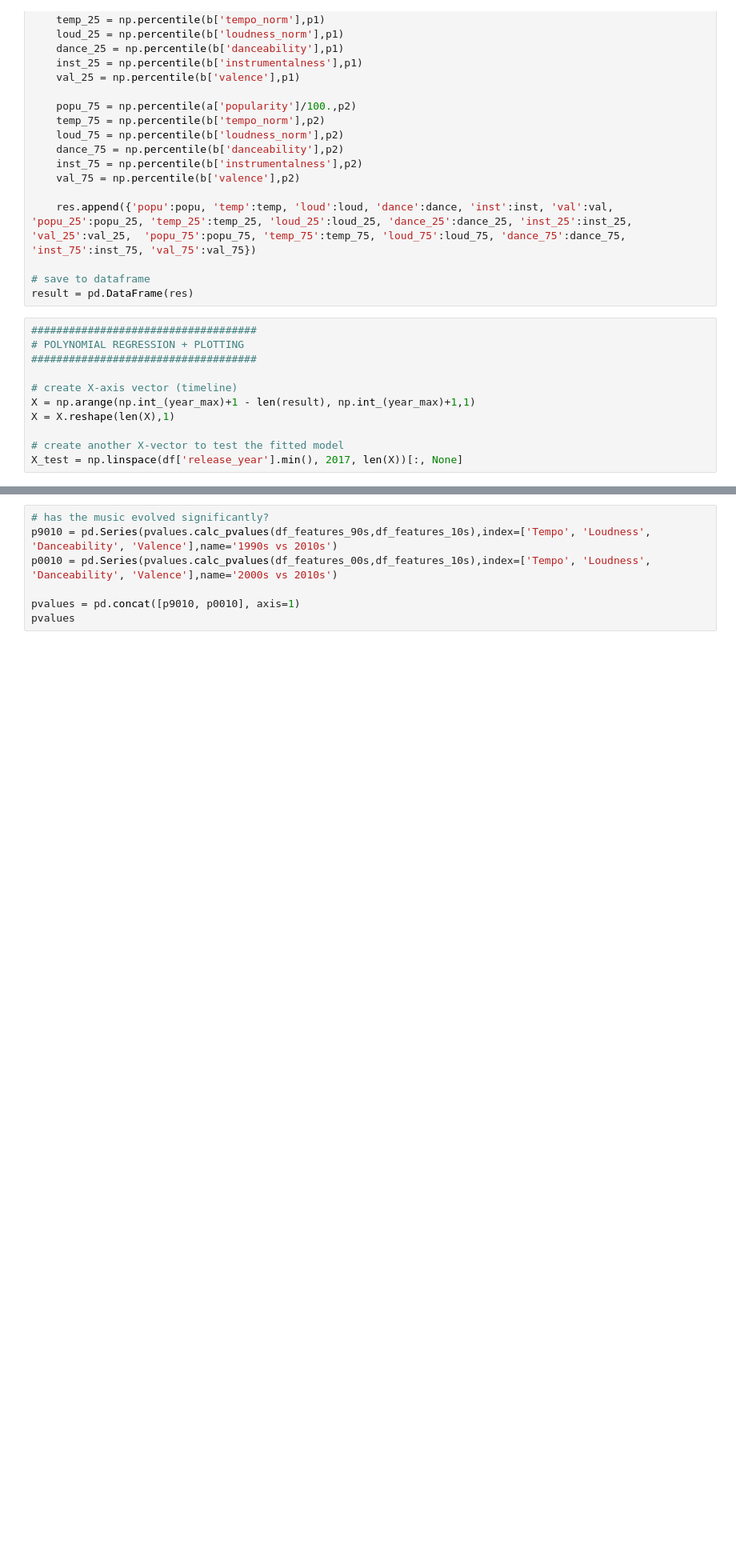
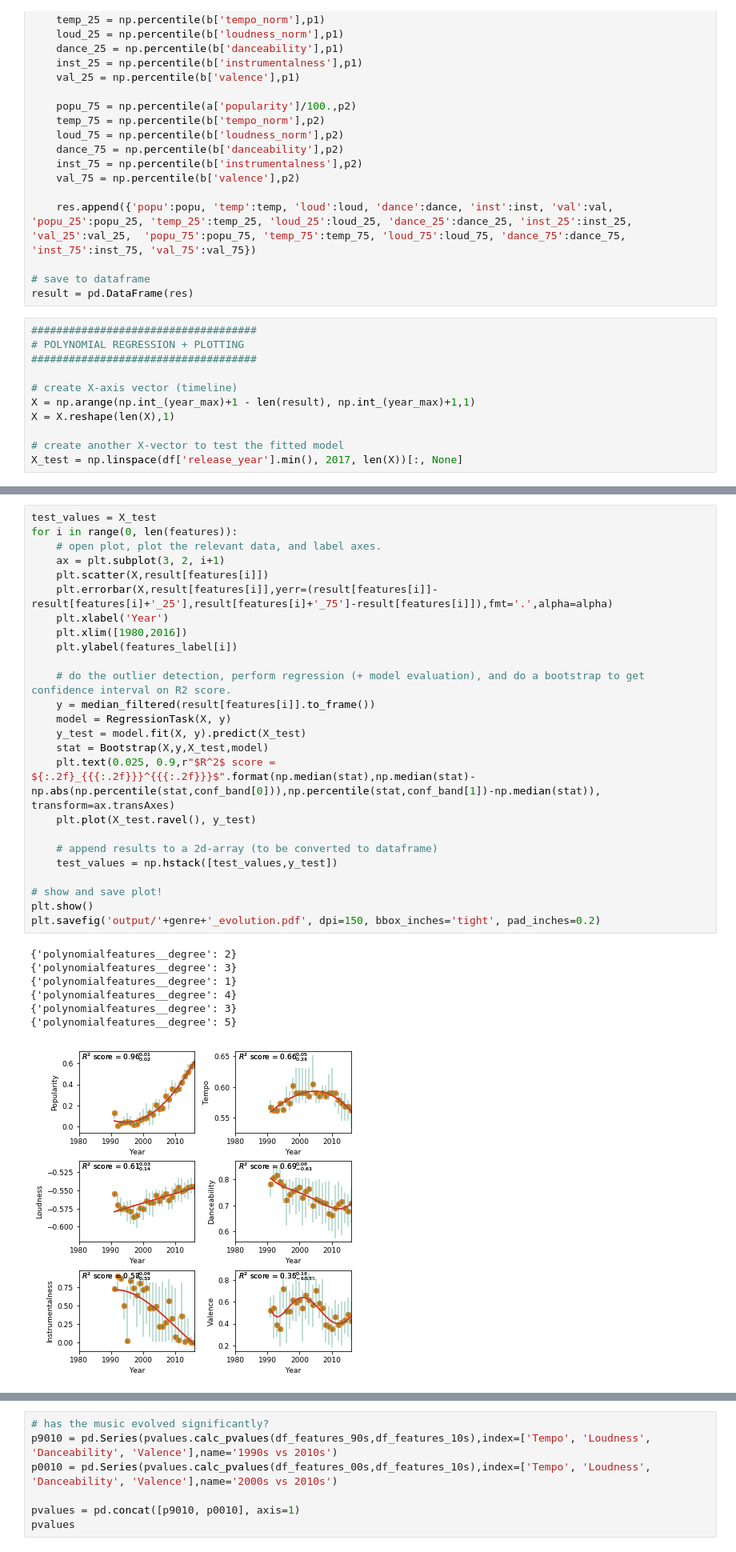
Before and after one commit to bramochsendorf/electronic_music, a Jupyter notebook: spotify_regression_analysis.ipynb, the cells around one changed output, grey strips where cells are left out. Shown at 80% size. Cells and saved outputs as stored; diff of their text form; blank space fills up the shorter version.

Commit message:
improved data, regression, conf. interval plotting

```diff
--- a/spotify_regression_analysis.ipynb
+++ b/spotify_regression_analysis.ipynb
@@ -275,2 +178,35 @@ plt.show()
+# %%
+test_values = X_test
+for i in range(0, len(features)):
+    # open plot, plot the relevant data, and label axes.
+    ax = plt.subplot(3, 2, i+1)
+    plt.scatter(X,result[features[i]])
+    plt.errorbar(X,result[features[i]],yerr=(result[features[i]]-result[features[i]+'_25'],result[features[i]+'_75']-result[features[i]]),fmt='.',alpha=alpha)
+    plt.xlabel('Year')
+    plt.xlim([1980,2016])
+    plt.ylabel(features_label[i])
+
+    # do the outlier detection, perform regression (+ model evaluation), and do a bootstrap to get confidence interval on R2 score.
+    y = median_filtered(result[features[i]].to_frame())
+    model = RegressionTask(X, y)
+    y_test = model.fit(X, y).predict(X_test)
+    stat = Bootstrap(X,y,X_test,model)
+    plt.text(0.025, 0.9,r"$R^2$ score = ${:.2f}_{{{:.2f}}}^{{{:.2f}}}$".format(np.median(stat),np.median(stat)-np.abs(np.percentile(stat,conf_band[0])),np.percentile(stat,conf_band[1])-np.median(stat)), transform=ax.transAxes)
+    plt.plot(X_test.ravel(), y_test)
+
+    # append results to a 2d-array (to be converted to dataframe)
+    test_values = np.hstack([test_values,y_test])
+
+# show and save plot!
+plt.show()
+plt.savefig('output/'+genre+'_evolution.pdf', dpi=150, bbox_inches='tight', pad_inches=0.2)
+# %% [output]
+{'polynomialfeatures__degree': 2}
+{'polynomialfeatures__degree': 3}
+{'polynomialfeatures__degree': 1}
+{'polynomialfeatures__degree': 4}
+{'polynomialfeatures__degree': 3}
+{'polynomialfeatures__degree': 5}
+[figure, added]
 # %%
 # option to save regression models which can then be plotted in combine_plots
```
Also changed, not shown: parts of 2 cells of this notebook.
